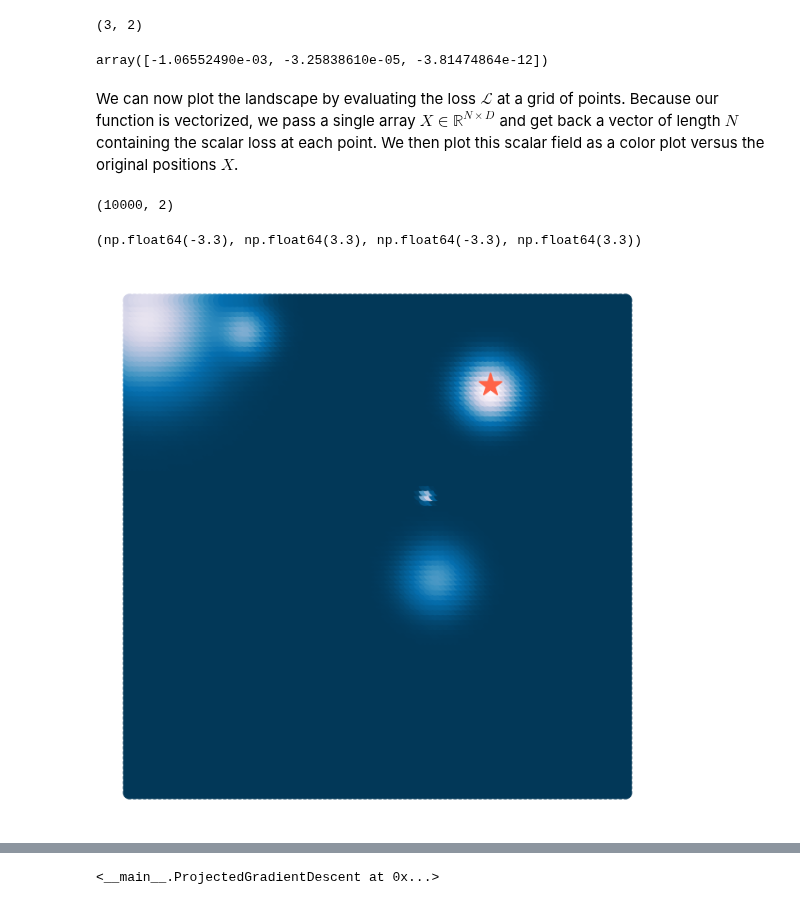
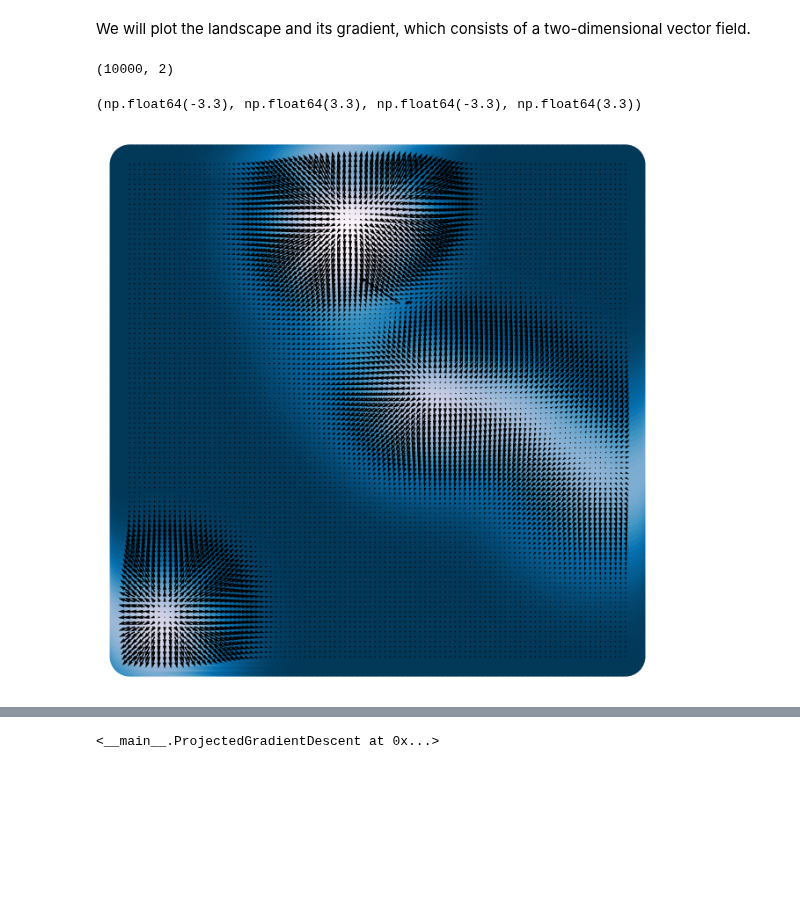
Before and after one commit to williamgilpin/cphy, a Jupyter notebook: talks/optimization_constrained.ipynb, the cells around one changed output, grey strips where cells are left out. Cells and saved outputs as stored; diff of their text form; code cells hidden in the pictures; blank space fills up the shorter version.

```diff
--- a/talks/optimization_constrained.ipynb
+++ b/talks/optimization_constrained.ipynb
@@ -33,6 +36,6 @@ where $\mathbf{x} \in \mathbb{R}^D$ is the position in the landscape, $\boldsymb
 # %%
 
-class RandomLossLandscapeWithoutGradient:
+class RandomLossLandscape:
     """
     Creates a random two-dimensional loss landscape with multiple circular gaussian wells
 
@@ -70,6 +73,16 @@ class RandomLossLandscapeWithoutGradient:
         """
         return -np.exp(-np.sum((X / width) ** 2, axis=1))
 
+    def _grad_gaussian_well(self, X, width=1):
+        return -2 * X / (width ** 2) * self._gaussian_well(X, width)[:, None, :]
+
+    def grad(self, X):
+        # Arg shape before summation is (n_batch, n_dim, n_wells)
+        return np.sum(
+            self.coeffs * self._grad_gaussian_well(X[..., None] - self.locs.T[None, :], self.widths),
+            axis=-1
+        )
+
     def loss(self, X):
         """
         Compute the loss landscape at points X
@@ -86,11 +99,6 @@ class RandomLossLandscapeWithoutGradient:
             The loss landscape is computed as the sum of the individual gaussian wells
             The shape of the argument to np.sum is (n_batch, n_wells)
         """
-        # print(X[..., None].shape)
-        # print(self.locs.shape)
-        # print(self.locs.T[None, :].shape)
-        # print((X[..., None] - self.locs.T[None, :]).shape)
-        # print((self._gaussian_well(X[..., None] - self.locs.T[None, :])).shape)
         return np.sum(
             self._gaussian_well(X[..., None] - self.locs.T[None, :], self.widths) * self.coeffs,
             axis=1
@@ -98,34 +106,30 @@ class RandomLossLandscapeWithoutGradient:
 
     def __call__(self, X):
         return self.loss(X)
-
-
-loss = RandomLossLandscapeWithoutGradient(random_state=None, n_wells=5)
-
-## specify three positions in a 2D space
-X = np.array([[0, 0], [1, 1], [-1, -1]])
-print(X.shape)
-loss(X)
-# %% [output]
-(3, 2)
-array([-1.06552490e-03, -3.25838610e-05, -3.81474864e-12])
-# %% [markdown]
-We can now plot the landscape by evaluating the loss $\mathcal{L}$ at a grid of points. Because our function is vectorized, we pass a single array $X \in \mathbb{R}^{N \times D}$ and get back a vector of length $N$ containing the scalar loss at each point. We then plot this scalar field as a color plot versus the original positions $X$.
+# %% [markdown]
+We will plot the landscape and its gradient, which consists of a two-dimensional vector field.
 # %%
-## We have to make a list of points at which to plot the landscape. NumPy's meshgrid is
-## a built-in utility for this purpose.
+loss = RandomLossLandscape(random_state=0, n_wells=8)
+
+plt.figure(figsize=(8, 8))
+
+## First we plot the scalar field at high resolution
 x = np.linspace(-3, 3, 100)
 y = np.linspace(-3, 3, 100)
 xx, yy = np.meshgrid(x, y)
 X = np.array([xx.ravel(), yy.ravel()]).T
 print(X.shape)
 Z = loss(X) # same as loss.loss(X) because class is callable
+plt.scatter(X[:, 0], X[:, 1], c=Z, s=1000)
 
-plt.figure(figsize=(8, 8))
-plt.scatter(X[:, 0], X[:, 1], c=Z)
-plt.plot(xx.ravel()[Z.argmin()], yy.ravel()[Z.argmin()], '*', markersize=20)
+# x = np.linspace(-3, 3, 15)
+# y = np.linspace(-3, 3, 15)
+# xx, yy = np.meshgrid(x, y)
+# X = np.array([xx.ravel(), yy.ravel()]).T
+# Z = loss.loss(X)
+plt.quiver(X[:, 0], X[:, 1], loss.grad(X)[:, 0], loss.grad(X)[:, 1], scale=1e1, color='k')
 plt.axis('off')
 # %% [output]
 (10000, 2)
 (np.float64(-3.3), np.float64(3.3), np.float64(-3.3), np.float64(3.3))
-[figure, old version]
+[figure, new version]
```
Also changed, not shown: parts of 49 cells of this notebook, 5 other files.
